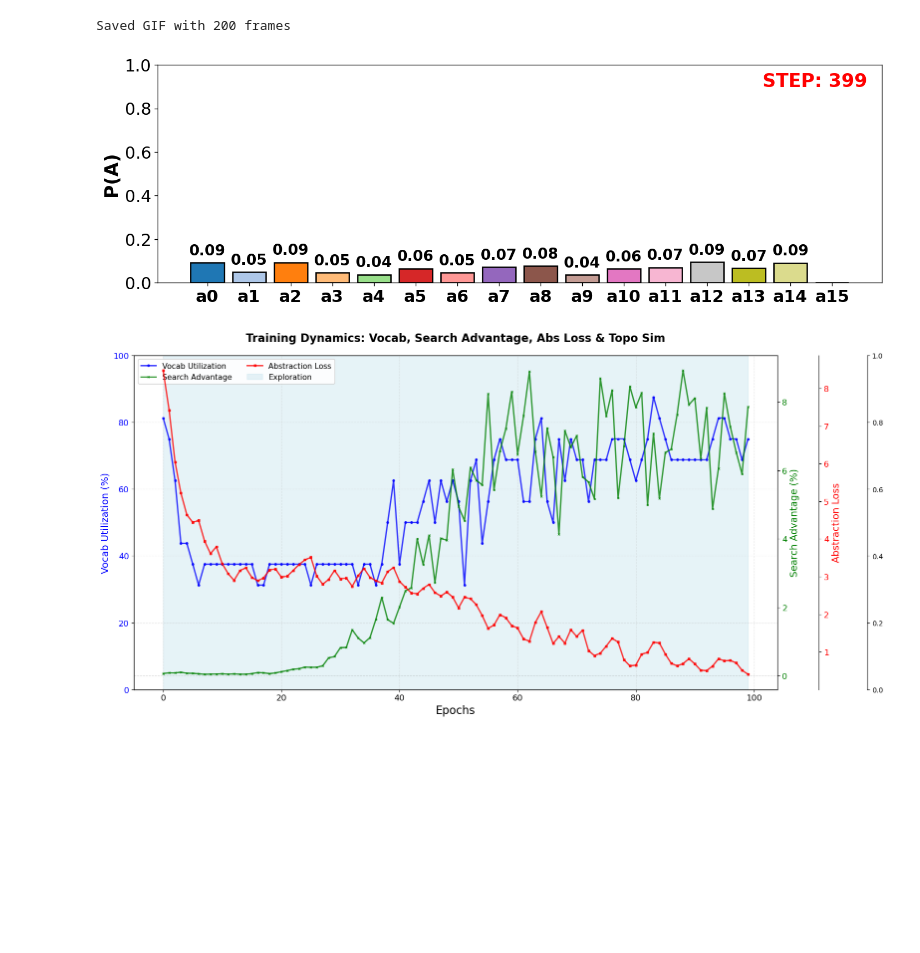
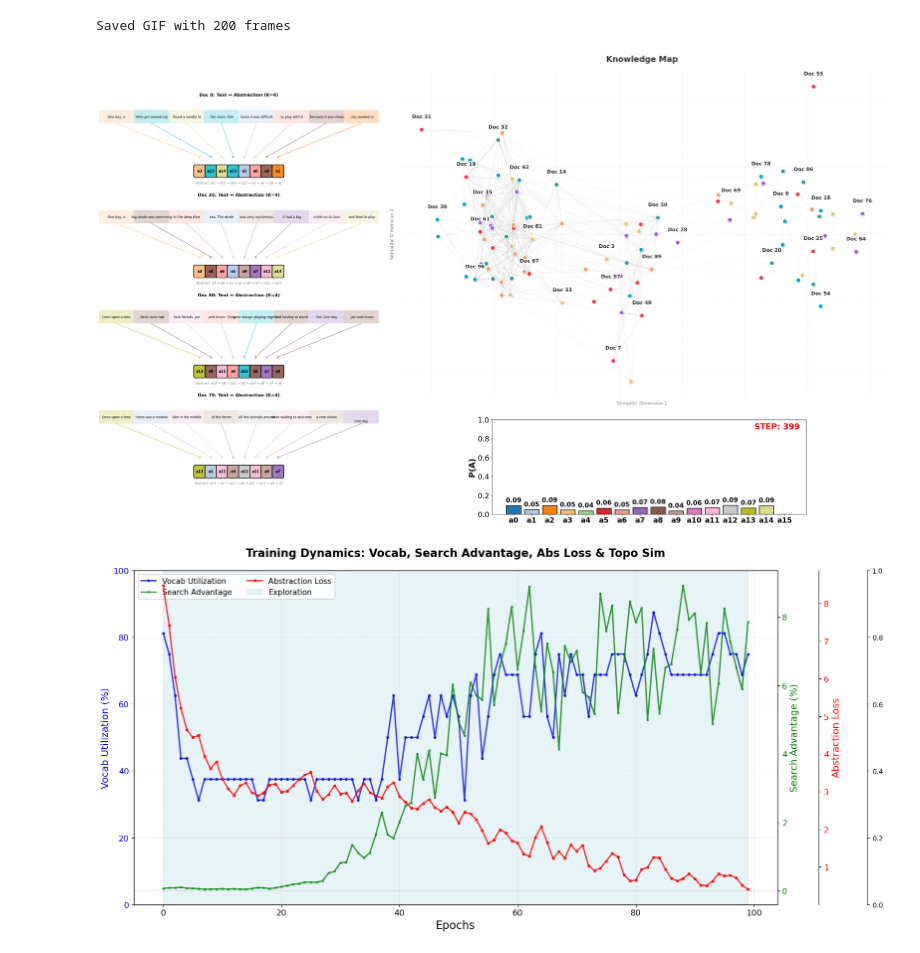
Before and after one commit to fangyuan-ksgk/mod_gpt, a Jupyter notebook: tinystories.ipynb, the cells around one changed output. Cells and saved outputs as stored; diff of their text form; code cells hidden in the pictures; blank space fills up the shorter version.

Commit message:
need work on visualizer

```diff
--- a/tinystories.ipynb
+++ b/tinystories.ipynb
@@ -158,9 +158,83 @@ Saved GIF with 200 frames
 # %%
 from data.tinystory_local import *
 
-visualize_distribution(abs_stats, step=step)
+doc_ids = torch.arange(0, 100, 25)
+tokens, _ = loader.get_specific(doc_ids)
+abs_tokens = abs_stats.abs_seqs[doc_ids]
+abs_tokens[abs_tokens == 0] += BOS_TOKEN_ID
+valid_ids = torch.arange(0, doc_ids.shape[0]).tolist()
+img_align = visualize_alignment_compact(tokens, abs_tokens, doc_ids, model, enc, K=4, doc_idx=valid_ids, max_chunks=8)
+
+img_dist = visualize_distribution(abs_stats, step=step)
+
+cs_sim = abs_stats.compute_cross_doc_logit_sim()
+img_cluster = visualize_clustering(cs_sim)
+
+# stitch the 3 together (img_align to the left, right top img_cluster, right bottom img_dist)
-# %% [output]
-[figure, removed]
+# %%
+def visualize_dashboard(img_align, img_cluster, img_dist, padding=20):
+    """
+    Creates a balanced dashboard:
+    +---------------------+-----------------------+
+    |                     |                       |
+    |                     |     CLUSTERING        |
+    |      ALIGNMENT      |       (Top R)         |
+    |       (Left)        |                       |
+    |                     +-----------------------+
+    |                     |     DISTRIBUTION      |
+    |                     |      (Bottom R)       |
+    +---------------------+-----------------------+
+    """
+    from PIL import Image
+
+    # 1. Resize Right Column to match Widths
+    # Make dist plot same width as cluster plot for neat column
+    target_width = max(img_cluster.width, img_dist.width)
+
+    # Resize keeping aspect ratio (optional, or just paste centered)
+    # Actually, let's just center them in the right column canvas
+
+    right_height = img_cluster.height + img_dist.height + padding
+
+    # 2. Determine Canvas Size
+    # We want alignment (left) to take up full height if possible, or center it
+    total_height = max(img_align.height, right_height)
+    total_width = img_align.width + target_width + padding
+
+    canvas = Image.new('RGB', (total_width, total_height), (255, 255, 255))
+
+    # 3. Paste Left (Alignment) - Vertically Centered
+    y_align = (total_height - img_align.height) // 2
+    canvas.paste(img_align, (0, y_align))
+
+    # 4. Paste Right Column
+    x_right = img_align.width + padding
+
+    # Cluster Map (Top Right)
+    # If cluster map is taller than half, this might overlap.
+    # Let's stack them properly starting from top or center the whole stack.
+
+    # Center the right stack vertically
+    y_stack_start = (total_height - right_height) // 2
+
+    # Cluster
+    # Center horizontally in right column
+    x_cluster = x_right + (target_width - img_cluster.width) // 2
+    canvas.paste(img_cluster, (x_cluster, y_stack_start))
+
+    # Distribution
+    # Center horizontally in right column
+    x_dist = x_right + (target_width - img_dist.width) // 2
+    y_dist = y_stack_start + img_cluster.height + padding
+    canvas.paste(img_dist, (x_dist, y_dist))
+
+    return canvas
+
+# Usage
+final_img = visualize_dashboard(img_align, img_cluster, img_dist)
+display(final_img)
+# %% [output]
+[figure, added]
 # %%
 from sorl.stat import plot_training_metrics_combined
 
```
Also changed, not shown: 1 other file.
